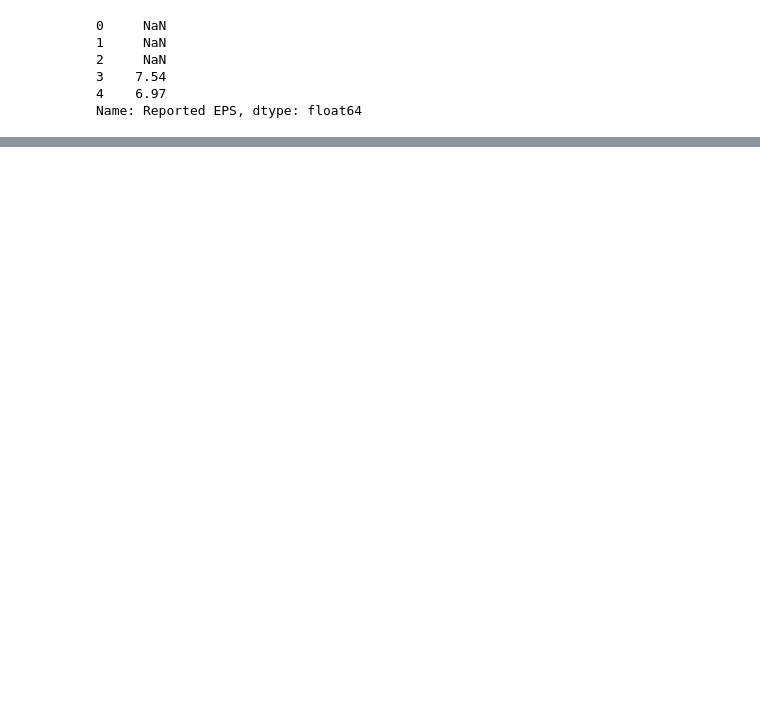
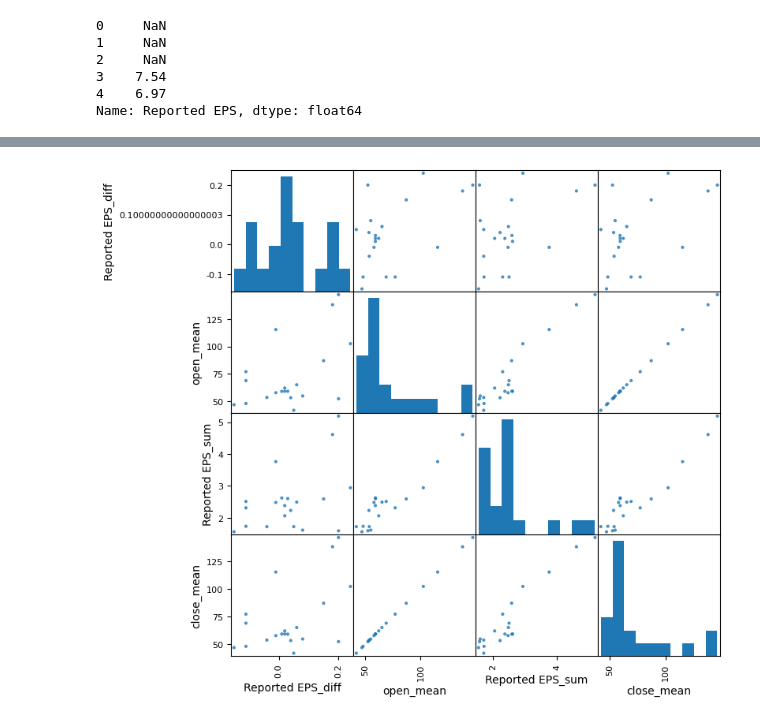
Before and after one commit to yumioh/knou, a Jupyter notebook: Data_Science_Introduction/Finalterm/chapter_7_8.ipynb, the cells around one changed output, grey strips where cells are left out. Saved outputs shown, nothing was run; the diff lists cells and outputs as text; code cells hidden in the pictures; blank space fills up the shorter version.

```diff
--- a/Data_Science_Introduction/Finalterm/chapter_7_8.ipynb
+++ b/Data_Science_Introduction/Finalterm/chapter_7_8.ipynb
@@ -561,0 +575,13 @@ Name: EPS Estimate, Length: 81, dtype: float64
+# %%
+from dateutil.relativedelta import relativedelta
+
+# relativedelta : 특정날짜 기준으로 과거/미래날짜 계산
+
+earning_sample["month"] = (
+    earning_sample["date"]
+    .map(lambda x:
+         ((x + relativedelta(months=1)).strftime("%Y")) +
+         "-" +
+         (x + relativedelta(months=1)).strftime("%m")))
+
+earning_sample.head()
@@ -561,0 +595,6 @@ Name: EPS Estimate, Length: 81, dtype: float64
+# %%
+# 주당순이익 데이터의 범위를 17년도 부터 21년까지 한정
+
+earning_sample = earning_sample[(earning_sample["date"] >= "2017-01-01") &
+                                 (earning_sample["date"] <= "2021-12-31")]
+earning_sample.head()
@@ -561,0 +608,8 @@ Name: EPS Estimate, Length: 81, dtype: float64
+# %%
+# month 열 기준으로 merge 하기
+# how는 왼쪽 기준으로 earning_sample에 존재하는 행에 대응되는 price_mean을 붙인다
+# inner : 두행의 공통된 데이터
+# outer : 두 프레임에 존재하는 값들의 합집합 키로 병합 수행
+price_earning = pd.merge(earning_sample, price_mean, on="month", how="left")
+
+price_earning.head()
@@ -561,0 +643,2 @@ Name: EPS Estimate, Length: 81, dtype: float64
+# %%
+price_earning = price_earning[["month", "Reported EPS_sum", "Reported EPS_diff", "close_mean","open_mean"]]
@@ -561,0 +659,12 @@ Name: EPS Estimate, Length: 81, dtype: float64
+# %%
+from pandas.plotting import scatter_matrix
+
+#산점도 그리기
+
+scatter_matrix(price_earning[["Reported EPS_diff", "open_mean",
+                              "Reported EPS_sum","close_mean"]],
+               alpha=0.8, figsize=(8,8), diagonal="hist")
+
+plt.show()
+# %% [output]
+[figure, added]
```
Also changed, not shown: parts of 54 cells of this notebook, 1 other file.
